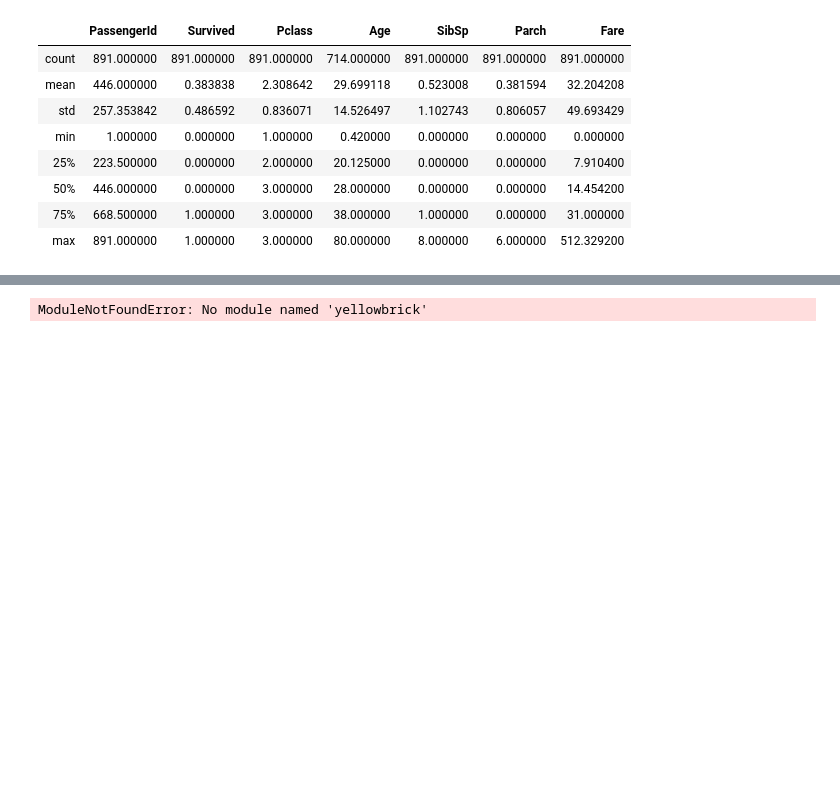
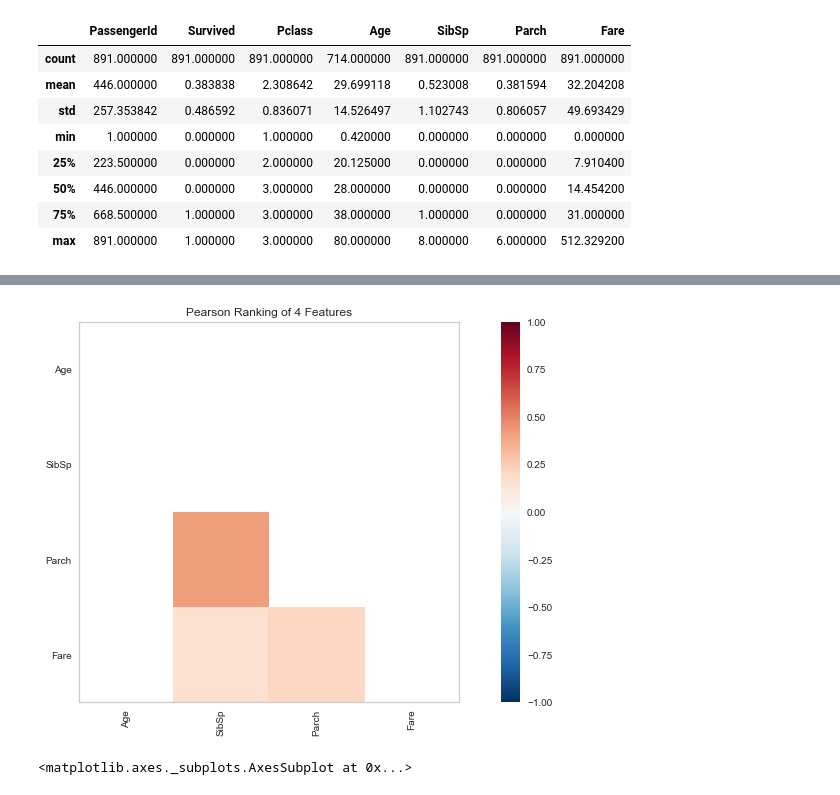
Before and after one commit to duochen/Python-DataScience, a Jupyter notebook: Lecture08/Projects/Titanic.ipynb, the cells around one changed output, grey strips where cells are left out. Drawn from its saved outputs; the diff is of its cells as text; code cells hidden in the pictures; blank space fills up the shorter version.

```diff
--- a/Lecture08/Projects/Titanic.ipynb
+++ b/Lecture08/Projects/Titanic.ipynb
@@ -112,18 +115,19 @@ axes[1, 1].tick_params(axis='both', labelsize=15)
 # %%
 # set up the figure size
 %matplotlib inline
 plt.rcParams['figure.figsize'] = (15, 7)
 
 # import the package for visulization of the correlation
 from yellowbrick.features import Rank2D
 
 # extract the numpy arrays from the data frame
-X = data[num_features].as_matrix()
+X = data[num_features].values
 
 # instantiate the visualizer with the Covariance ranking algorithm
 visualizer = Rank2D(features=num_features, algorithm='pearson')
 visualizer.fit(X)                # Fit the data to the visualizer
 visualizer.transform(X)             # Transform the data
 visualizer.poof()                   # Draw/show/poof the data
 # %% [output]
+[figure, added]
-ModuleNotFoundError: No module named 'yellowbrick'
+<matplotlib.axes._subplots.AxesSubplot at 0x...>
```
Also changed, not shown: parts of 16 cells of this notebook.
